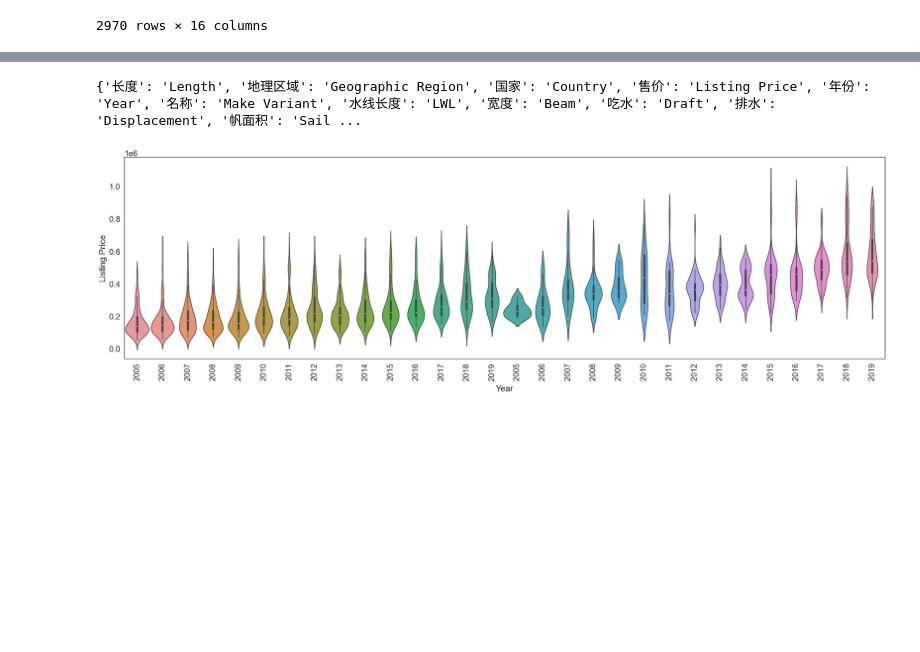
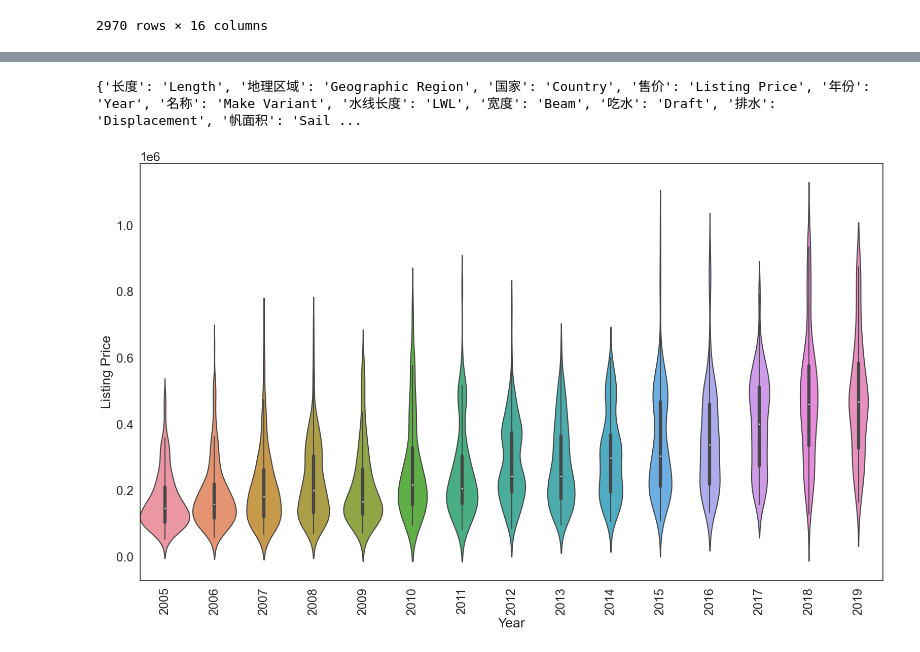
Before and after one commit to james-curtis/2023SpringMCM, a Jupyter notebook: T1/数据预处理/数据预处理.ipynb, the cells around one changed output, grey strips where cells are left out. Drawn from its saved outputs; the diff is of its cells as text; code cells hidden in the pictures; blank space fills up the shorter version.

```diff
--- a/T1/数据预处理/数据预处理.ipynb
+++ b/T1/数据预处理/数据预处理.ipynb
@@ -27,8 +27,7 @@ def chinese2english(df):
         'Hull Type': '类型',
     }
     print({v: k for k, v in columnsDict.items()})
-    df.rename(columns={v: k for k, v in columnsDict.items()}, inplace=True)
-    return df
+    return df.rename(columns={v: k for k, v in columnsDict.items()})
 # %%
 def processXlsx(sheetName):
     '''
@@ -74,6 +73,9 @@ def processXlsx(sheetName):
     mData = pd.merge(mData, mData2, how='left', left_on='Country/Region/State ', right_on='城市/地区')
     mData.drop(columns=['城市/地区'], inplace=True)
 
+    # 修改Year类型
+    mData['Year'] = mData['Year'].astype('int64')
+
     print(f'-------结束:{sheetName}-------')
     return mData
 # %%
@@ -350,9 +354,11 @@ plt.show()
 # %%
-plt.figure(figsize=(30, 8))
-sns.violinplot(data=chinese2english(combindDataDict['未编码汇总']), x='Year', y="Listing Price", width=1.1)
+plt.figure(figsize=(16, 10))
+sns.violinplot(data=chinese2english(combindDataDict['未编码汇总']), x='Year', y="Listing Price", width=1)
 plt.xticks(rotation=90)
 plt.savefig('标价的按年份小提琴图.svg')
+# 调整子图布局
+plt.tight_layout()
 plt.show()
 # %% [output]
 {'长度': 'Length', '地理区域': 'Geographic Region', '国家': 'Country', '售价': 'Listing Price', '年份': 'Year', '名称': 'Make Variant', '水线长度': 'LWL', '宽度': 'Beam', '吃水': 'Draft', '排水': 'Displacement', '帆面积': 'Sail ...
-[figure, old version]
+[figure, new version]
```
Also changed, not shown: parts of 1 cell of this notebook, 8 other files.
